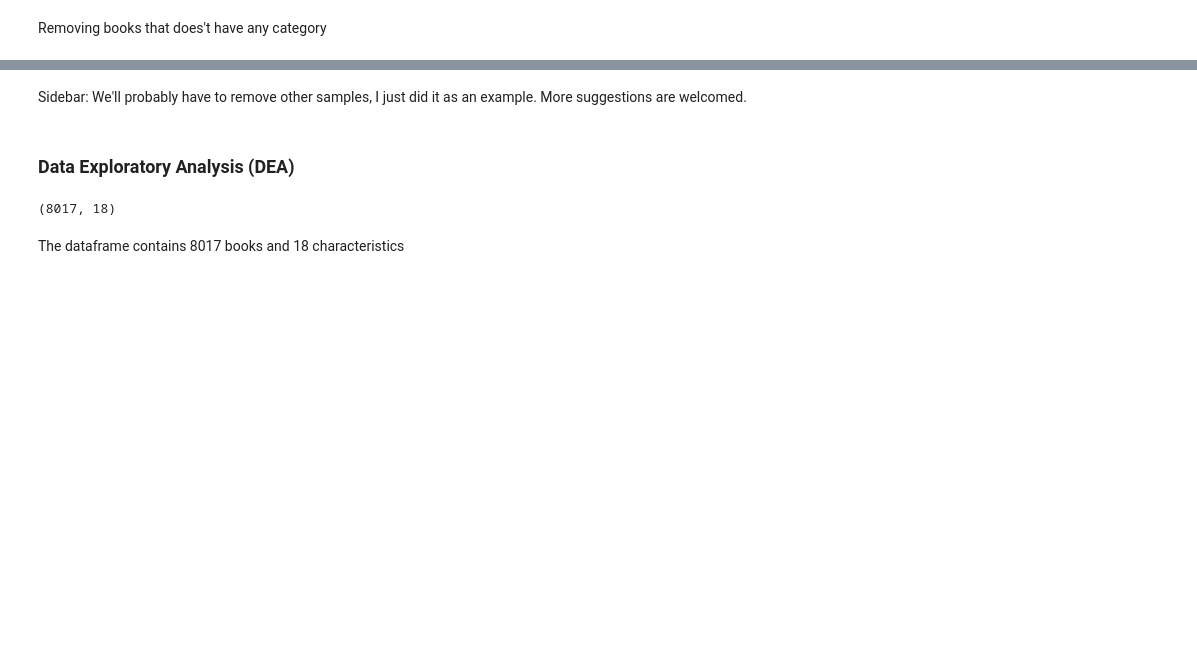
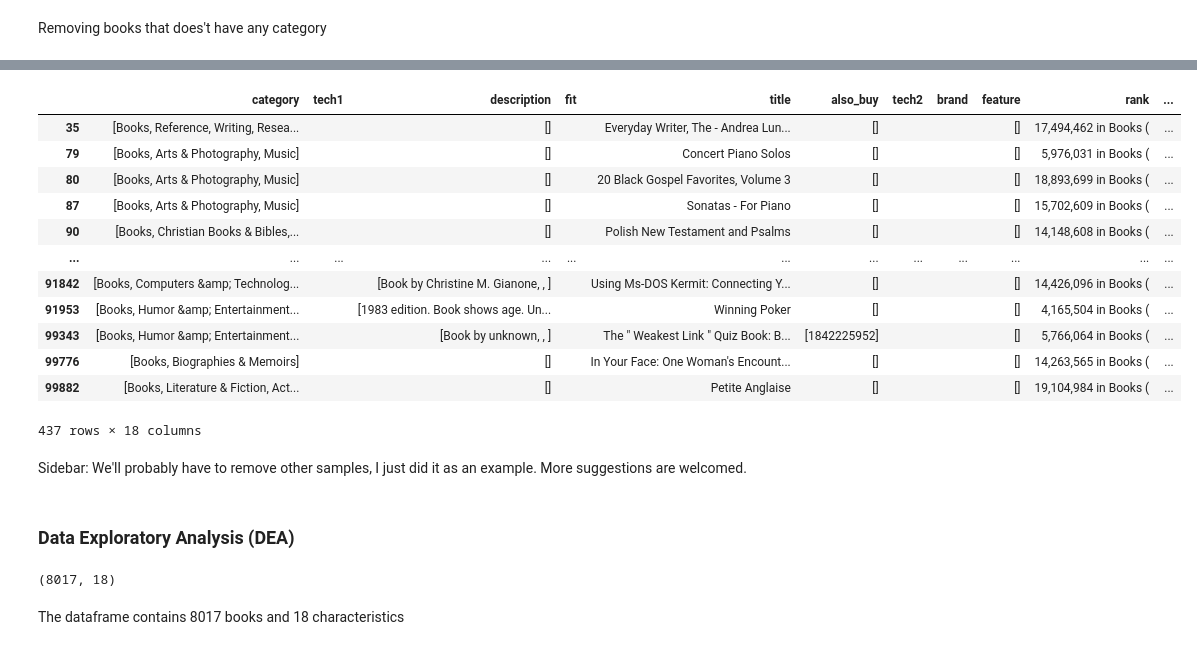
Before and after one commit to adilsitos/Semantic-Search-Amazon-Data, a Jupyter notebook: EDA Amazon Data Review.ipynb, the cells around one changed output, grey strips where cells are left out. Cells and saved outputs as stored; diff of their text form; code cells hidden in the pictures; blank space fills up the shorter version.

```diff
--- a/EDA Amazon Data Review.ipynb
+++ b/EDA Amazon Data Review.ipynb
@@ -11,12 +11,12 @@ The following cell will open the json file and get the data to a python list
 # %%
-data = []
-i = 0
-with gzip.open('meta_Books.json.gz') as f:
-    for l in f:
-        if(i == 10000): # limiting to 10000 rows
-            break
-        data.append(json.loads(l.strip()))
-        i += 1
+def create_data_samples(size=10000):
+    data = []
+    i = 0
 
-print(len(data))
-print(data[500])
+    with gzip.open('meta_Books.json.gz') as f:
+        for l in f:
+            if(i == size): # limiting to 100000 rows
+                break
+            data.append(json.loads(l.strip()))
+            i += 1
+    return data
@@ -25,0 +23,4 @@ print(data[500])
+# %%
+data = create_data_samples(size=100000)
+print(len(data))
+print(data[500])
@@ -39,0 +60,5 @@ Converting this dataframe to json and saving it. The converted json has the foll
+# %%
+df = df.drop(columns=['category', 'tech1', 'description', 'fit', 'also_view',
+              'main_cat', 'imageURL', 'imageURLHighRes','tech2',
+              'brand', 'feature', 'rank', 'similar_item', 'date', 'price'])
+df.head()
@@ -41,0 +91,3 @@ data = df.to_json(r'./formated_data_books.json', orient='records')
+# %%
+df = df.drop(df[df.title == ''].index)
+df.shape
@@ -58,6 +147,22 @@ df.head()
 | 3 | [Books, Arts & Photography, Music] |  | [This is a collection of classic ... |  | Heavenly Highway Hymns: Shaped-No... | [] |  | Stamps/Baxter | [] | 2,384,057 in Books ( | ... |
 | 5 | [Books, New, Used & Rental Textbo... |  | [Brand new; never used.] |  | Principles of Analgesic Use in th... | [0323056962, 0123979285] |  | American Pain Society | [] | 2,906,939 in Books ( | ... |
 | 6 | [Books, Medical Books, Medicine] |  | [Flash cards used with accompany ... |  | MKSAP 15 Audio Companion | [] |  | ACP | [] | 2,236,549 in Books ( | ... |
+# %%
+df[df.brand.map(len) == 0]
+# %% [output]
+|  | category | tech1 | description | fit | title | also_buy | tech2 | brand | feature | rank | ... |
+| 35 | [Books, Reference, Writing, Resea... |  | [] |  | Everyday Writer, The - Andrea Lun... | [] |  |  | [] | 17,494,462 in Books ( | ... |
+| 79 | [Books, Arts & Photography, Music] |  | [] |  | Concert Piano Solos | [] |  |  | [] | 5,976,031 in Books ( | ... |
+| 80 | [Books, Arts & Photography, Music] |  | [] |  | 20 Black Gospel Favorites, Volume 3 | [] |  |  | [] | 18,893,699 in Books ( | ... |
+| 87 | [Books, Arts & Photography, Music] |  | [] |  | Sonatas - For Piano | [] |  |  | [] | 15,702,609 in Books ( | ... |
+| 90 | [Books, Christian Books & Bibles,... |  | [] |  | Polish New Testament and Psalms | [] |  |  | [] | 14,148,608 in Books ( | ... |
+| ... | ... | ... | ... | ... | ... | ... | ... | ... | ... | ... | ... |
+| 91842 | [Books, Computers &amp; Technolog... |  | [Book by Christine M. Gianone, , ] |  | Using Ms-DOS Kermit: Connecting Y... | [] |  |  | [] | 14,426,096 in Books ( | ... |
+| 91953 | [Books, Humor &amp; Entertainment... |  | [1983 edition. Book shows age. Un... |  | Winning Poker | [] |  |  | [] | 4,165,504 in Books ( | ... |
+| 99343 | [Books, Humor &amp; Entertainment... |  | [Book by unknown, , ] |  | The " Weakest Link " Quiz Book: B... | [1842225952] |  |  | [] | 5,766,064 in Books ( | ... |
+| 99776 | [Books, Biographies & Memoirs] |  | [] |  | In Your Face: One Woman's Encount... | [] |  |  | [] | 14,263,565 in Books ( | ... |
+| 99882 | [Books, Literature & Fiction, Act... |  | [] |  | Petite Anglaise | [] |  |  | [] | 19,104,984 in Books ( | ... |
+437 rows × 18 columns
 # %% [markdown]
 Sidebar: We'll probably have to remove other samples, I just did it as an example. More suggestions are welcomed.
 # %% [markdown]
```
Also changed, not shown: parts of 24 cells of this notebook, 2 other files.
